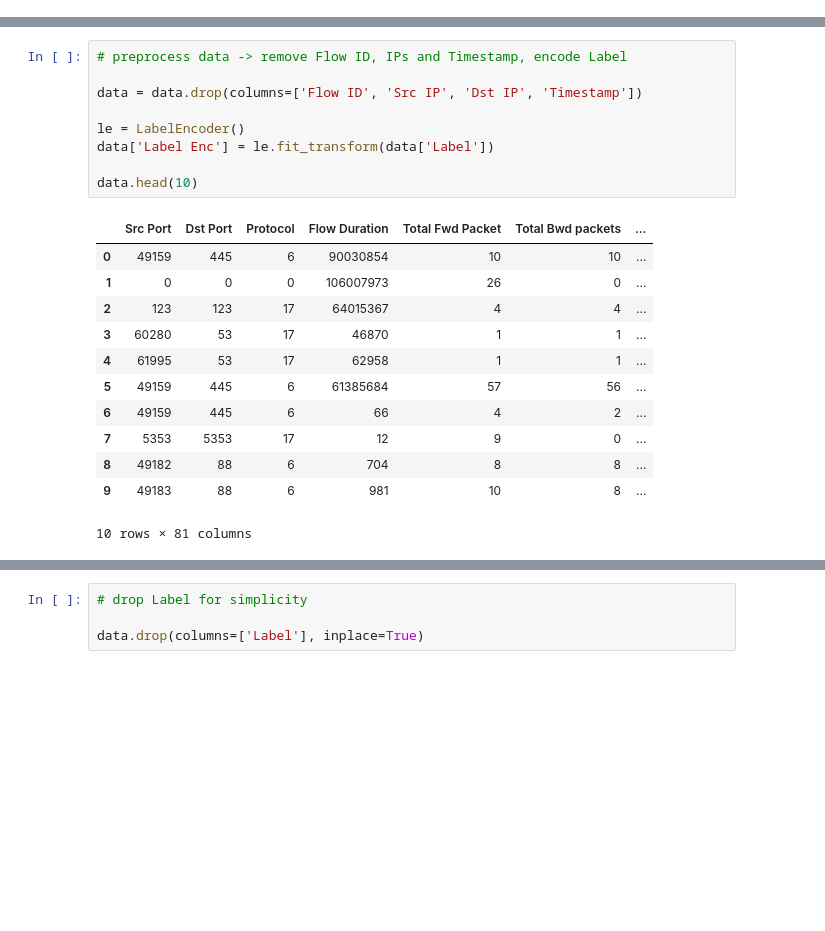
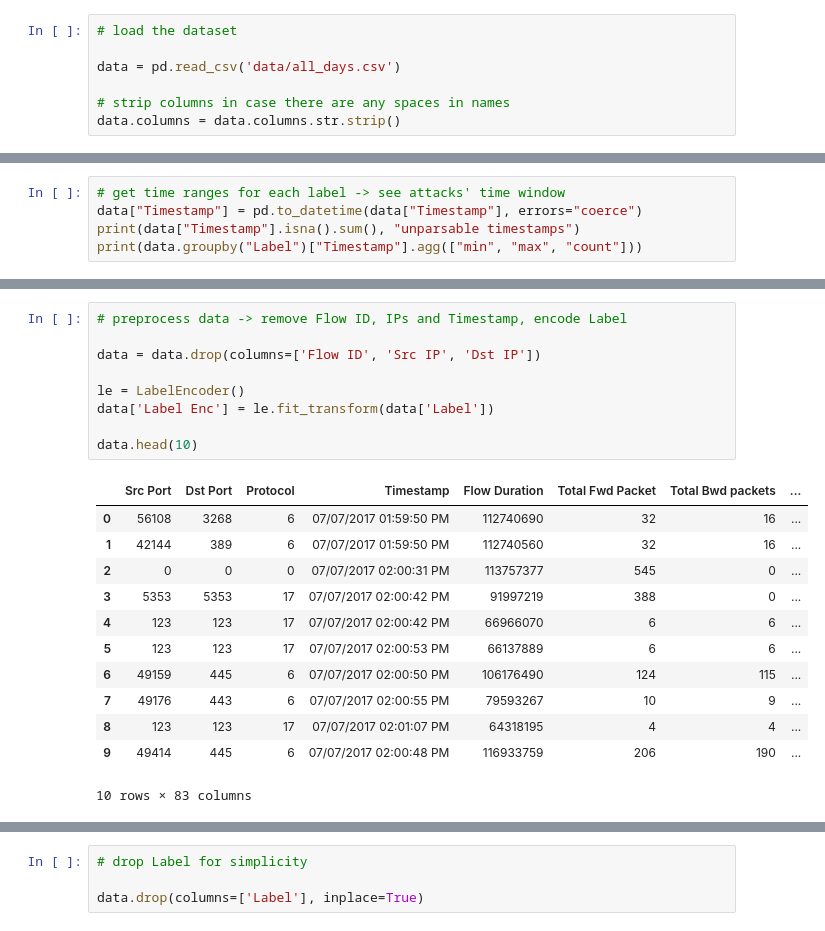
Before and after one commit to laars3/net-detective, a Jupyter notebook: net_detective.ipynb, the cells around one changed output, grey strips where cells are left out. Cells and saved outputs as stored; diff of their text form; blank space fills up the shorter version.

```diff
--- a/net_detective.ipynb
+++ b/net_detective.ipynb
@@ -62,0 +47,7 @@ Label => str
+# %%
+# load the dataset
+
+data = pd.read_csv('data/all_days.csv')
+
+# strip columns in case there are any spaces in names
+data.columns = data.columns.str.strip()
@@ -62,0 +112,5 @@ Label => str
+# %%
+# get time ranges for each label -> see attacks' time window
+data["Timestamp"] = pd.to_datetime(data["Timestamp"], errors="coerce")
+print(data["Timestamp"].isna().sum(), "unparsable timestamps")
+print(data.groupby("Label")["Timestamp"].agg(["min", "max", "count"]))
@@ -63,25 +218,25 @@ Label => str
 # %%
 # preprocess data -> remove Flow ID, IPs and Timestamp, encode Label
 
-data = data.drop(columns=['Flow ID', 'Src IP', 'Dst IP', 'Timestamp'])
+data = data.drop(columns=['Flow ID', 'Src IP', 'Dst IP'])
 
 le = LabelEncoder()
 data['Label Enc'] = le.fit_transform(data['Label'])
 
 data.head(10)
 # %% [output]
-|  | Src Port | Dst Port | Protocol | Flow Duration | Total Fwd Packet | Total Bwd packets | ... |
-| 0 | 49159 | 445 | 6 | 90030854 | 10 | 10 | ... |
-| 1 | 0 | 0 | 0 | 106007973 | 26 | 0 | ... |
-| 2 | 123 | 123 | 17 | 64015367 | 4 | 4 | ... |
-| 3 | 60280 | 53 | 17 | 46870 | 1 | 1 | ... |
-| 4 | 61995 | 53 | 17 | 62958 | 1 | 1 | ... |
-| 5 | 49159 | 445 | 6 | 61385684 | 57 | 56 | ... |
-| 6 | 49159 | 445 | 6 | 66 | 4 | 2 | ... |
-| 7 | 5353 | 5353 | 17 | 12 | 9 | 0 | ... |
-| 8 | 49182 | 88 | 6 | 704 | 8 | 8 | ... |
-| 9 | 49183 | 88 | 6 | 981 | 10 | 8 | ... |
+|  | Src Port | Dst Port | Protocol | Timestamp | Flow Duration | Total Fwd Packet | Total Bwd packets | ... |
+| 0 | 56108 | 3268 | 6 | 07/07/2017 01:59:50 PM | 112740690 | 32 | 16 | ... |
+| 1 | 42144 | 389 | 6 | 07/07/2017 01:59:50 PM | 112740560 | 32 | 16 | ... |
+| 2 | 0 | 0 | 0 | 07/07/2017 02:00:31 PM | 113757377 | 545 | 0 | ... |
+| 3 | 5353 | 5353 | 17 | 07/07/2017 02:00:42 PM | 91997219 | 388 | 0 | ... |
+| 4 | 123 | 123 | 17 | 07/07/2017 02:00:42 PM | 66966070 | 6 | 6 | ... |
+| 5 | 123 | 123 | 17 | 07/07/2017 02:00:53 PM | 66137889 | 6 | 6 | ... |
+| 6 | 49159 | 445 | 6 | 07/07/2017 02:00:50 PM | 106176490 | 124 | 115 | ... |
+| 7 | 49176 | 443 | 6 | 07/07/2017 02:00:55 PM | 79593267 | 10 | 9 | ... |
+| 8 | 123 | 123 | 17 | 07/07/2017 02:01:07 PM | 64318195 | 4 | 4 | ... |
+| 9 | 49414 | 445 | 6 | 07/07/2017 02:00:48 PM | 116933759 | 206 | 190 | ... |
-10 rows × 81 columns
+10 rows × 83 columns
 # %%
 # verify Label values
 
```
Also changed, not shown: parts of 16 cells of this notebook.
